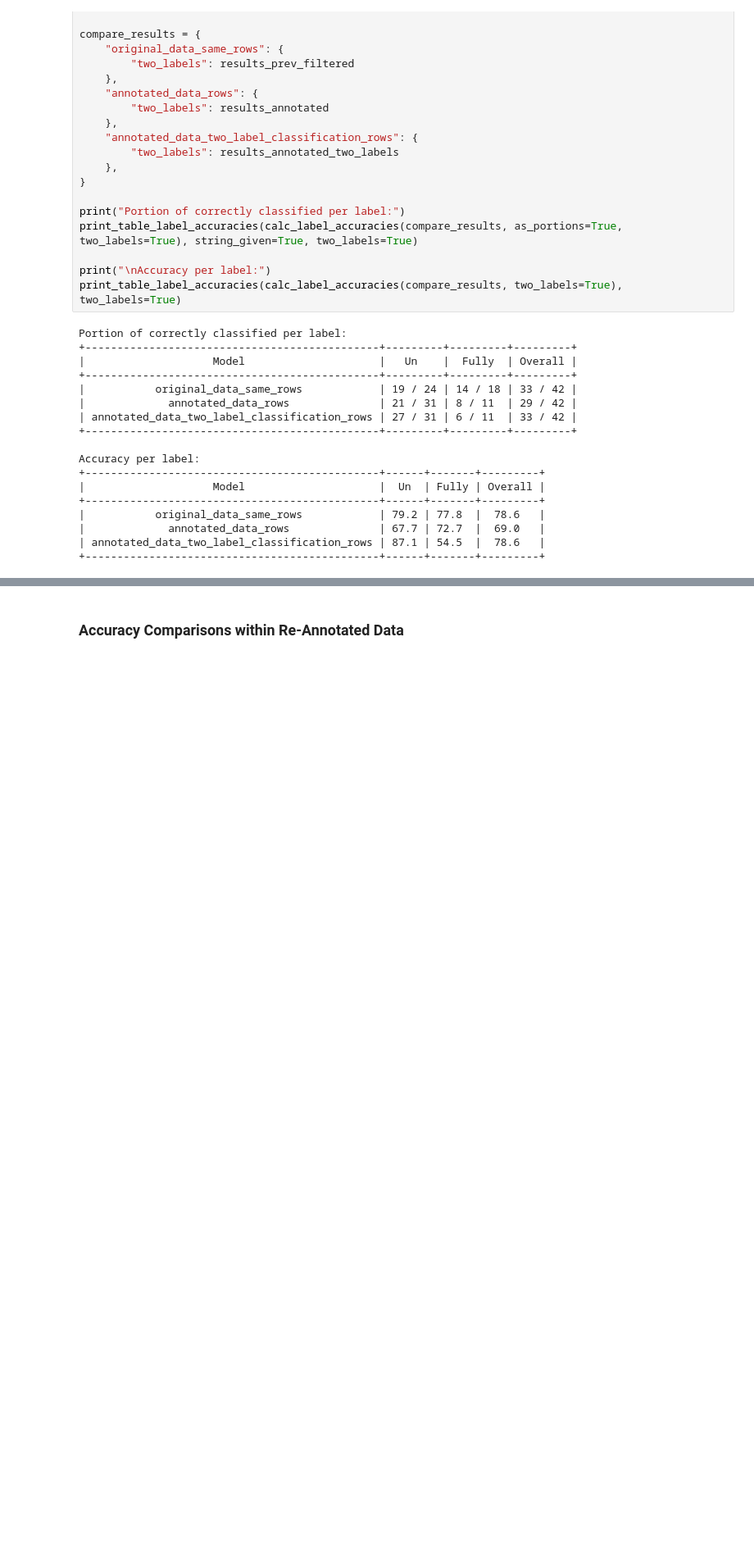
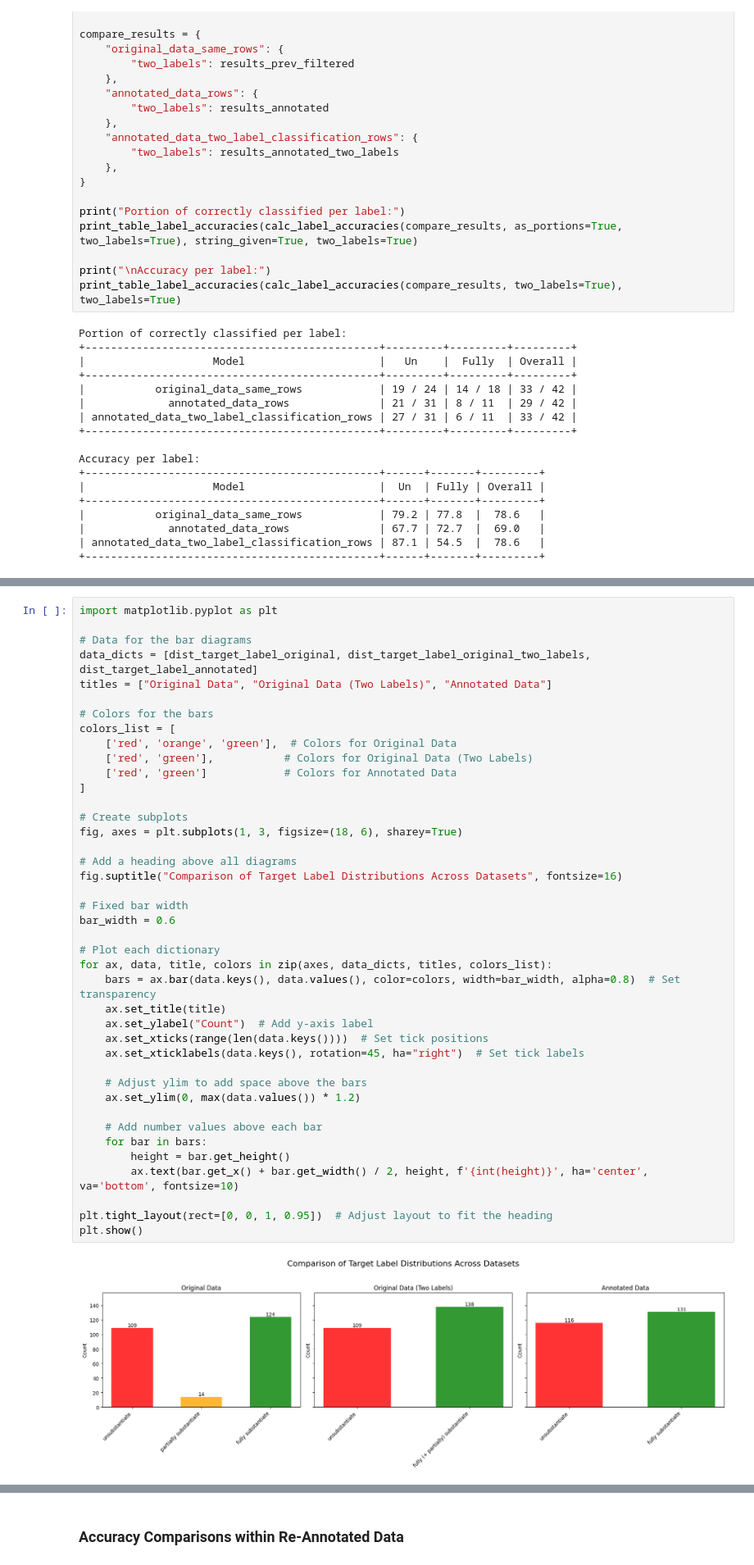
Before and after one commit to insabelter/automated-citation-verification, a Jupyter notebook: notebooks/10_result_visualisation_annotated.ipynb, the cells around one changed output, grey strips where cells are left out. Shown: that part at 82% size. Saved outputs shown, nothing was run; the diff lists cells and outputs as text; blank space fills up the shorter version.

Commit message:
annotated result visualisation label dist

```diff
--- a/notebooks/10_result_visualisation_annotated.ipynb
+++ b/notebooks/10_result_visualisation_annotated.ipynb
@@ -460,0 +480,43 @@ Two bar plots:
+# %%
+import matplotlib.pyplot as plt
+
+# Data for the bar diagrams
+data_dicts = [dist_target_label_original, dist_target_label_original_two_labels, dist_target_label_annotated]
+titles = ["Original Data", "Original Data (Two Labels)", "Annotated Data"]
+
+# Colors for the bars
+colors_list = [
+    ['red', 'orange', 'green'],  # Colors for Original Data
+    ['red', 'green'],           # Colors for Original Data (Two Labels)
+    ['red', 'green']            # Colors for Annotated Data
+]
+
+# Create subplots
+fig, axes = plt.subplots(1, 3, figsize=(18, 6), sharey=True)
+
+# Add a heading above all diagrams
+fig.suptitle("Comparison of Target Label Distributions Across Datasets", fontsize=16)
+
+# Fixed bar width
+bar_width = 0.6
+
+# Plot each dictionary
+for ax, data, title, colors in zip(axes, data_dicts, titles, colors_list):
+    bars = ax.bar(data.keys(), data.values(), color=colors, width=bar_width, alpha=0.8)  # Set transparency
+    ax.set_title(title)
+    ax.set_ylabel("Count")  # Add y-axis label
+    ax.set_xticks(range(len(data.keys())))  # Set tick positions
+    ax.set_xticklabels(data.keys(), rotation=45, ha="right")  # Set tick labels
+
+    # Adjust ylim to add space above the bars
+    ax.set_ylim(0, max(data.values()) * 1.2)
+
+    # Add number values above each bar
+    for bar in bars:
+        height = bar.get_height()
+        ax.text(bar.get_x() + bar.get_width() / 2, height, f'{int(height)}', ha='center', va='bottom', fontsize=10)
+
+plt.tight_layout(rect=[0, 0, 1, 0.95])  # Adjust layout to fit the heading
+plt.show()
+# %% [output]
+[figure, added]
```
Also changed, not shown: parts of 7 cells of this notebook, 1 other file.
